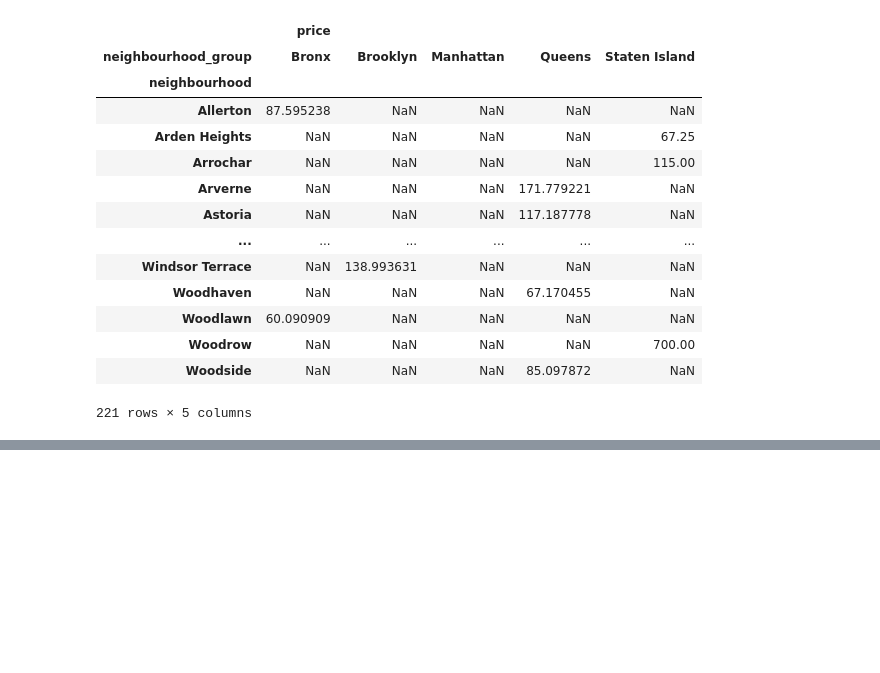
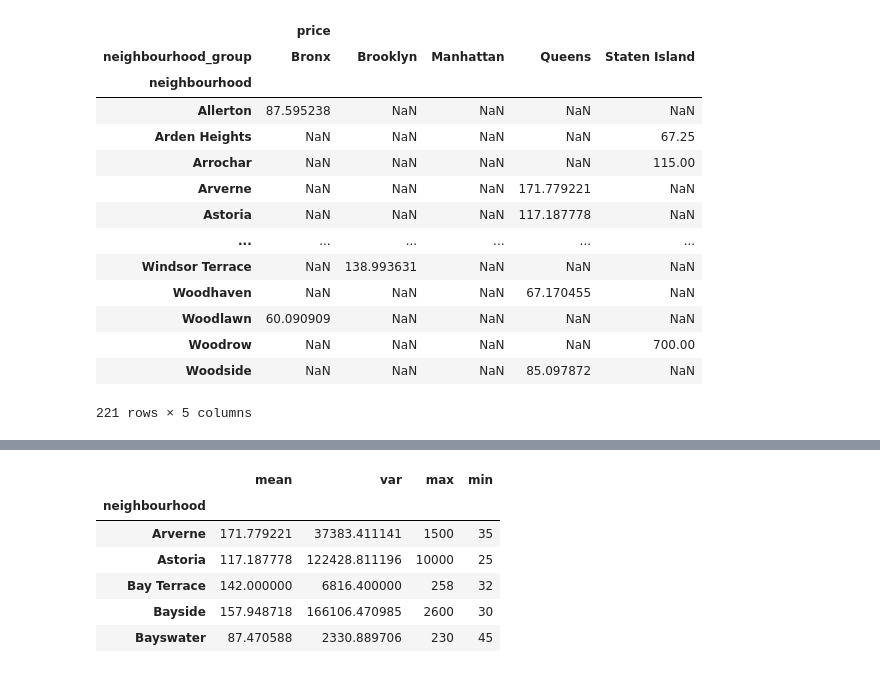
Before and after one commit to yongsukjang-github/pandas100P, a Jupyter notebook: pandas_100P.ipynb, the cells around one changed output, grey strips where cells are left out. Saved outputs shown, nothing was run; the diff lists cells and outputs as text; code cells hidden in the pictures; blank space fills up the shorter version.

```diff
--- a/pandas_100P.ipynb
+++ b/pandas_100P.ipynb
@@ -593,0 +614,11 @@ df[['neighbourhood','neighbourhood_group','price']].groupby(['neighbourhood','ne
+# %%
+# 데이터중 neighbourhood_group 값이 Queens값을 가지는 데이터들 중 neighbourhood 그룹별로 price값의 평균, 분산, 최대, 최소값을 구하라
+df.loc[df['neighbourhood_group'] == 'Queens'].groupby('neighbourhood').price.agg(['mean','var','max','min']).head()
+# %% [output]
+|  | mean | var | max | min |
+| neighbourhood |  |  |  |  |
+| Arverne | 171.779221 | 37383.411141 | 1500 | 35 |
+| Astoria | 117.187778 | 122428.811196 | 10000 | 25 |
+| Bay Terrace | 142.000000 | 6816.400000 | 258 | 32 |
+| Bayside | 157.948718 | 166106.470985 | 2600 | 30 |
+| Bayswater | 87.470588 | 2330.889706 | 230 | 45 |
```
Also changed, not shown: parts of 8 cells of this notebook.
